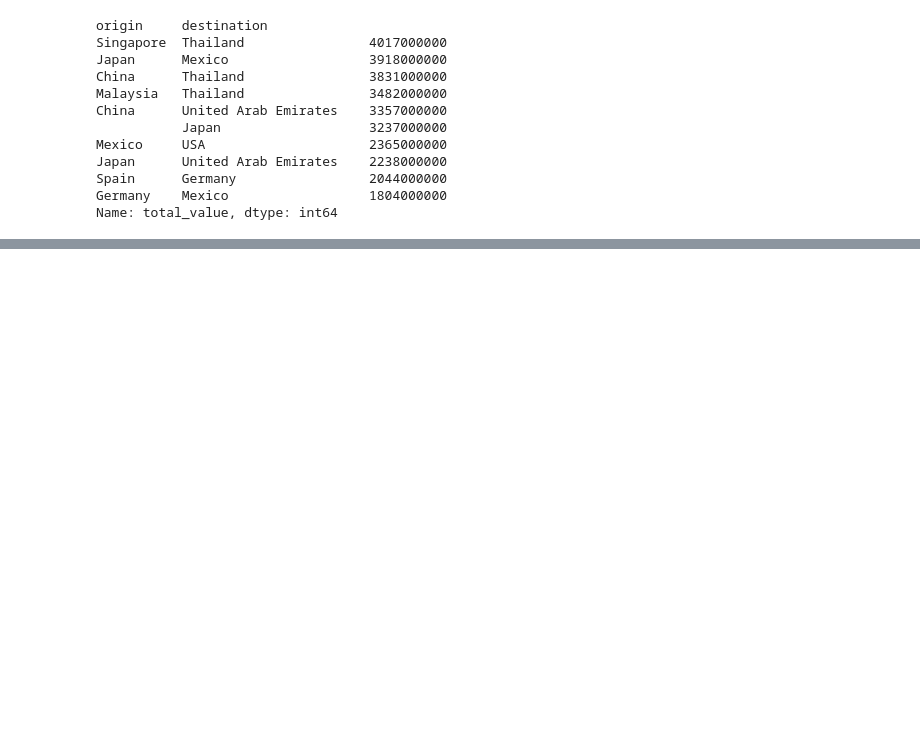
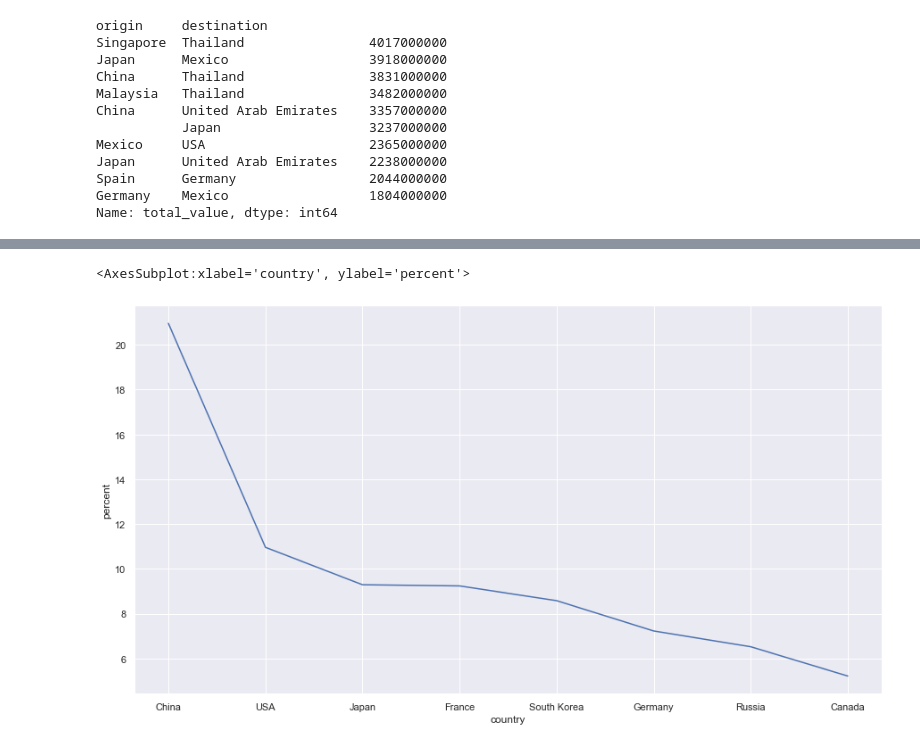
Before and after one commit to angelc29/proyecto02-emtech, a Jupyter notebook: main.ipynb, the cells around one changed output, grey strips where cells are left out. Drawn from its saved outputs; the diff is of its cells as text; code cells hidden in the pictures; blank space fills up the shorter version.

```diff
--- a/main.ipynb
+++ b/main.ipynb
@@ -211,0 +178,16 @@ sns.lineplot(data=info_routes_filtered,x='origin',y='suma')
+# %%
+# Creamos un dataframe para almacenar la informacion de los paises con mayor aportacion
+topCountries = pd.DataFrame()
+# Se le inserta el procentaje
+topCountries['percent'] = percent_country
+# Se le inserta el porcentaje acumulado
+topCountries['cum_percent'] = percent_country.cumsum()
+# Filtramos por los paises con mayor aportacion hasta tener 80 porciento
+topCountries = topCountries[topCountries['cum_percent']<=80]
+# Renombramos origin a country
+topCountries = topCountries.reset_index().rename(columns={'origin':'country'})
+# Realizamos un grafico para mostrar la informacion de cada pais con su respectivo porcentaje de aporte
+sns.lineplot(data=topCountries,x='country',y='percent')
+# %% [output]
+<AxesSubplot:xlabel='country', ylabel='percent'>
+[figure, added]
```
Also changed, not shown: parts of 4 cells of this notebook.
